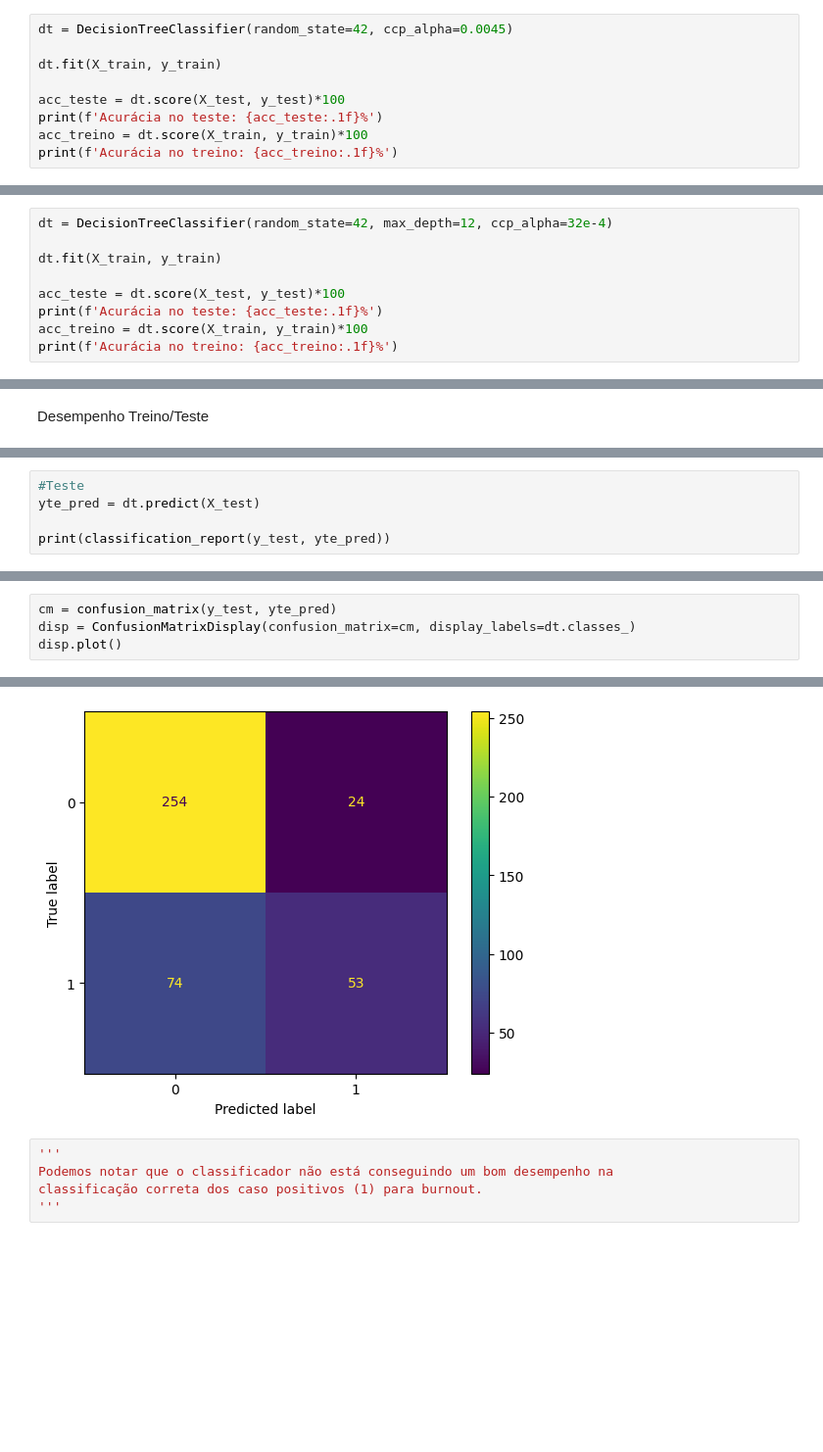
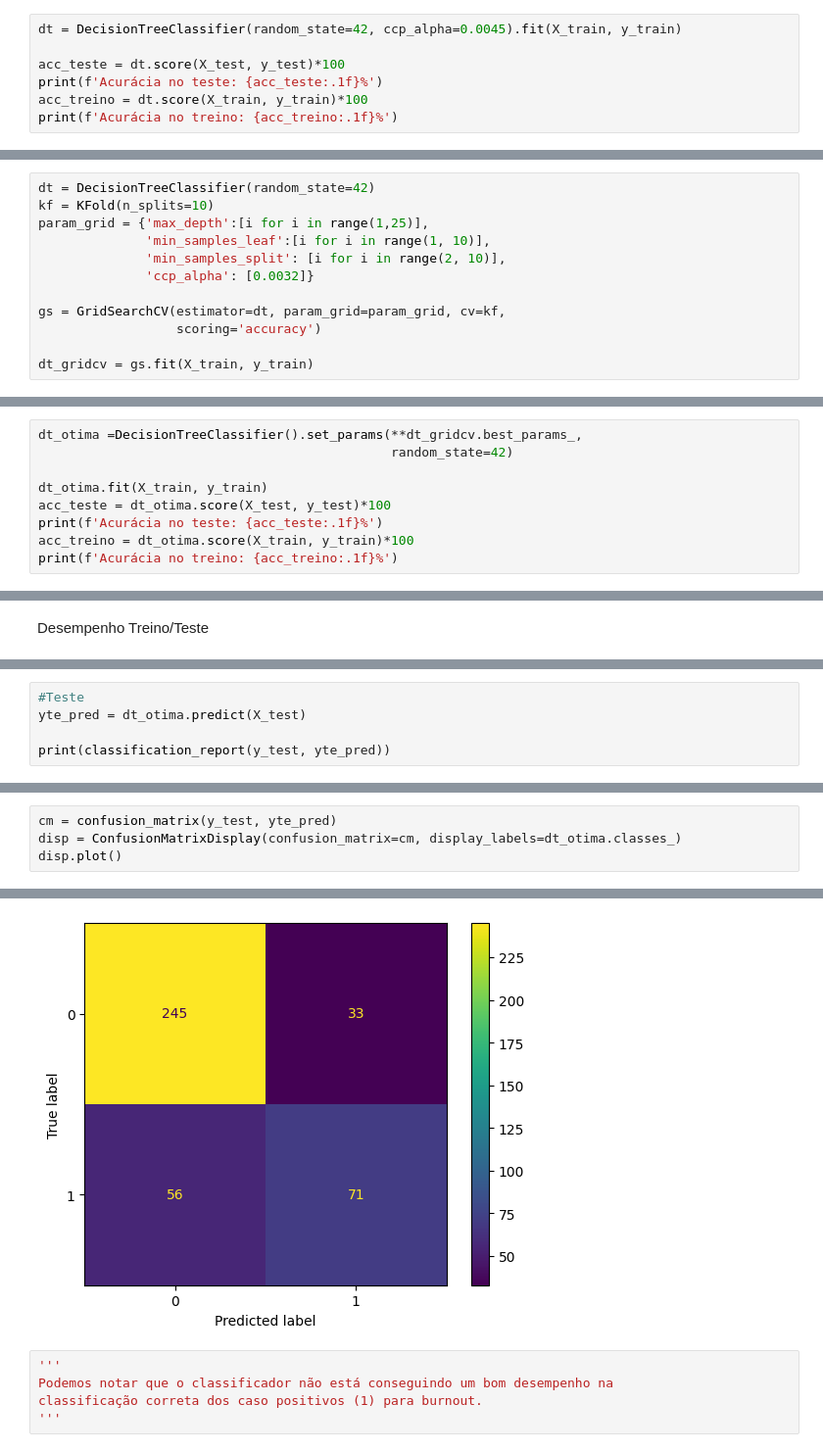
Before and after one commit to mayaralv3s/projetoFinal_IA, a Jupyter notebook: ProjetoFinal_IA.ipynb, the cells around one changed output, grey strips where cells are left out. Shown at 98% size. Cells and saved outputs as stored; diff of their text form; blank space fills up the shorter version.

```diff
--- a/ProjetoFinal_IA.ipynb
+++ b/ProjetoFinal_IA.ipynb
@@ -158,9 +158,7 @@ Vemos que o gap entre treino e teste é considerávelmente alto quando a acurác
 entre 75-80 no teste e 80-85 no treino.
 '''
 # %%
-dt = DecisionTreeClassifier(random_state=42, ccp_alpha=0.0045)
-
-dt.fit(X_train, y_train)
+dt = DecisionTreeClassifier(random_state=42, ccp_alpha=0.0045).fit(X_train, y_train)
 
 acc_teste = dt.score(X_test, y_test)*100
 print(f'Acurácia no teste: {acc_teste:.1f}%')
@@ -177 +175,13 @@ de pré-poda (max_depth, min_samples_leaf, min_samples_split)
 '''
+# %%
+dt = DecisionTreeClassifier(random_state=42)
+kf = KFold(n_splits=10)
+param_grid = {'max_depth':[i for i in range(1,25)],
+              'min_samples_leaf':[i for i in range(1, 10)],
+              'min_samples_split': [i for i in range(2, 10)],
+              'ccp_alpha': [0.0032]}
+
+gs = GridSearchCV(estimator=dt, param_grid=param_grid, cv=kf,
+                  scoring='accuracy')
+
+dt_gridcv = gs.fit(X_train, y_train)
@@ -178,10 +195,10 @@ de pré-poda (max_depth, min_samples_leaf, min_samples_split)
 # %%
-dt = DecisionTreeClassifier(random_state=42, max_depth=12, ccp_alpha=32e-4)
+dt_otima =DecisionTreeClassifier().set_params(**dt_gridcv.best_params_,
+                                              random_state=42)
 
-dt.fit(X_train, y_train)
-
-acc_teste = dt.score(X_test, y_test)*100
+dt_otima.fit(X_train, y_train)
+acc_teste = dt_otima.score(X_test, y_test)*100
 print(f'Acurácia no teste: {acc_teste:.1f}%')
-acc_treino = dt.score(X_train, y_train)*100
+acc_treino = dt_otima.score(X_train, y_train)*100
 print(f'Acurácia no treino: {acc_treino:.1f}%')
 # %% [output]
@@ -212,7 +229,7 @@ disp.plot()
 [figure]
 # %%
 #Teste
-yte_pred = dt.predict(X_test)
+yte_pred = dt_otima.predict(X_test)
 
 print(classification_report(y_test, yte_pred))
 # %% [output]
@@ -227,10 +244,10 @@ weighted avg       0.75      0.76      0.74       405
 # %%
 cm = confusion_matrix(y_test, yte_pred)
-disp = ConfusionMatrixDisplay(confusion_matrix=cm, display_labels=dt.classes_)
+disp = ConfusionMatrixDisplay(confusion_matrix=cm, display_labels=dt_otima.classes_)
 disp.plot()
 # %% [output]
 <sklearn.metrics._plot.confusion_matrix.ConfusionMatrixDisplay at 0x...>
-[figure, old version]
+[figure, new version]
 # %%
 '''
 Podemos notar que o classificador não está conseguindo um bom desempenho na
```
Also changed, not shown: parts of 16 cells of this notebook.
